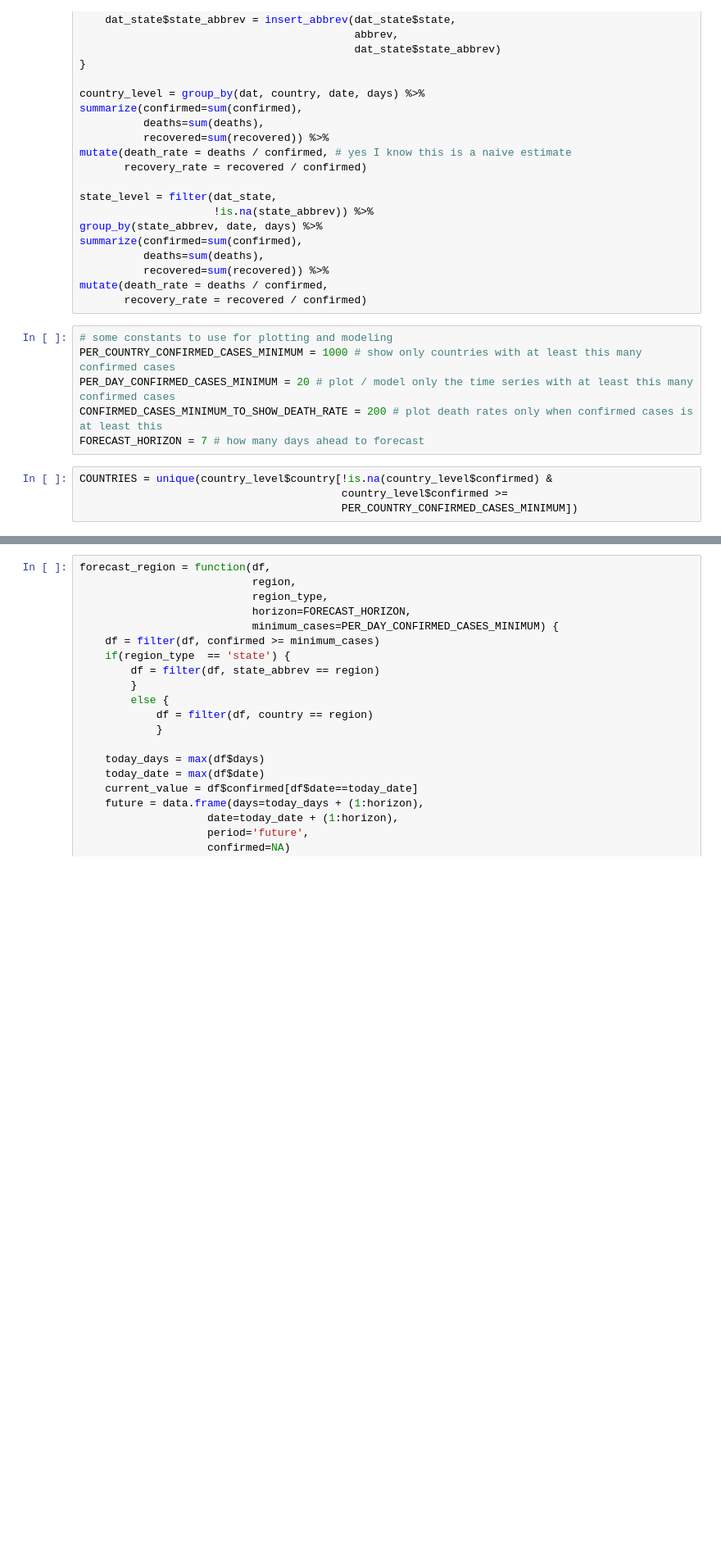
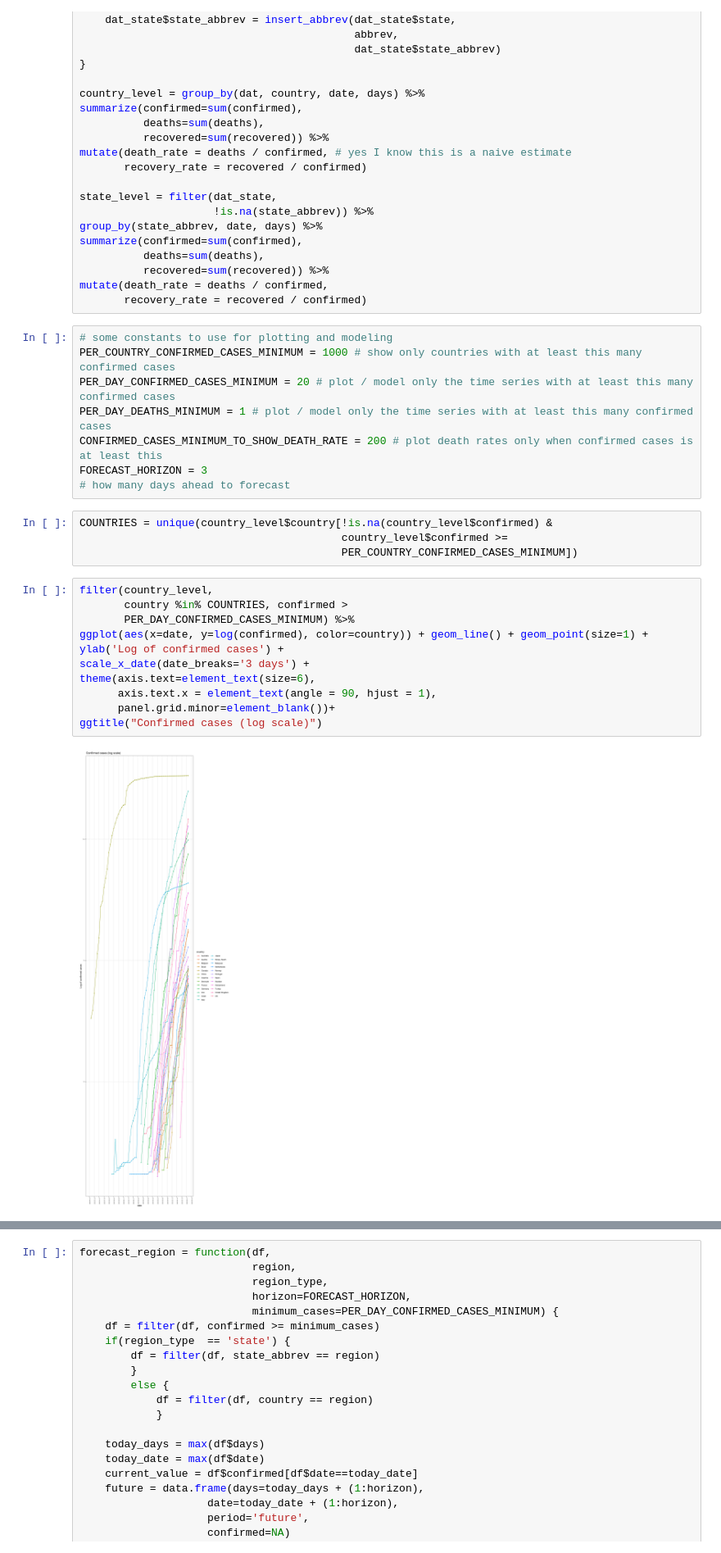
Before and after one commit to mhochster/covid, a Jupyter notebook: covid19.ipynb, the cells around one changed output, grey strips where cells are left out. Shown at 82% size. Drawn from its saved outputs; the diff is of its cells as text; blank space fills up the shorter version.

```diff
--- a/covid19.ipynb
+++ b/covid19.ipynb
@@ -110,12 +114,27 @@ mutate(death_rate = deaths / confirmed,
 # some constants to use for plotting and modeling
 PER_COUNTRY_CONFIRMED_CASES_MINIMUM = 1000 # show only countries with at least this many confirmed cases
 PER_DAY_CONFIRMED_CASES_MINIMUM = 20 # plot / model only the time series with at least this many confirmed cases
+PER_DAY_DEATHS_MINIMUM = 1 # plot / model only the time series with at least this many confirmed cases
 CONFIRMED_CASES_MINIMUM_TO_SHOW_DEATH_RATE = 200 # plot death rates only when confirmed cases is at least this
-FORECAST_HORIZON = 7 # how many days ahead to forecast
+FORECAST_HORIZON = 3
+# how many days ahead to forecast
 # %%
 COUNTRIES = unique(country_level$country[!is.na(country_level$confirmed) &
                                          country_level$confirmed >=
                                          PER_COUNTRY_CONFIRMED_CASES_MINIMUM])
+# %%
+filter(country_level,
+       country %in% COUNTRIES, confirmed >
+       PER_DAY_CONFIRMED_CASES_MINIMUM) %>%
+ggplot(aes(x=date, y=log(confirmed), color=country)) + geom_line() + geom_point(size=1) +
+ylab('Log of confirmed cases') +
+scale_x_date(date_breaks='3 days') +
+theme(axis.text=element_text(size=6),
+      axis.text.x = element_text(angle = 90, hjust = 1),
+      panel.grid.minor=element_blank())+
+ggtitle("Confirmed cases (log scale)")
+# %% [output]
+[figure, added]
 # %%
 filter(country_level,
        country %in% COUNTRIES, confirmed >
```
Also changed, not shown: parts of 8 cells of this notebook.
